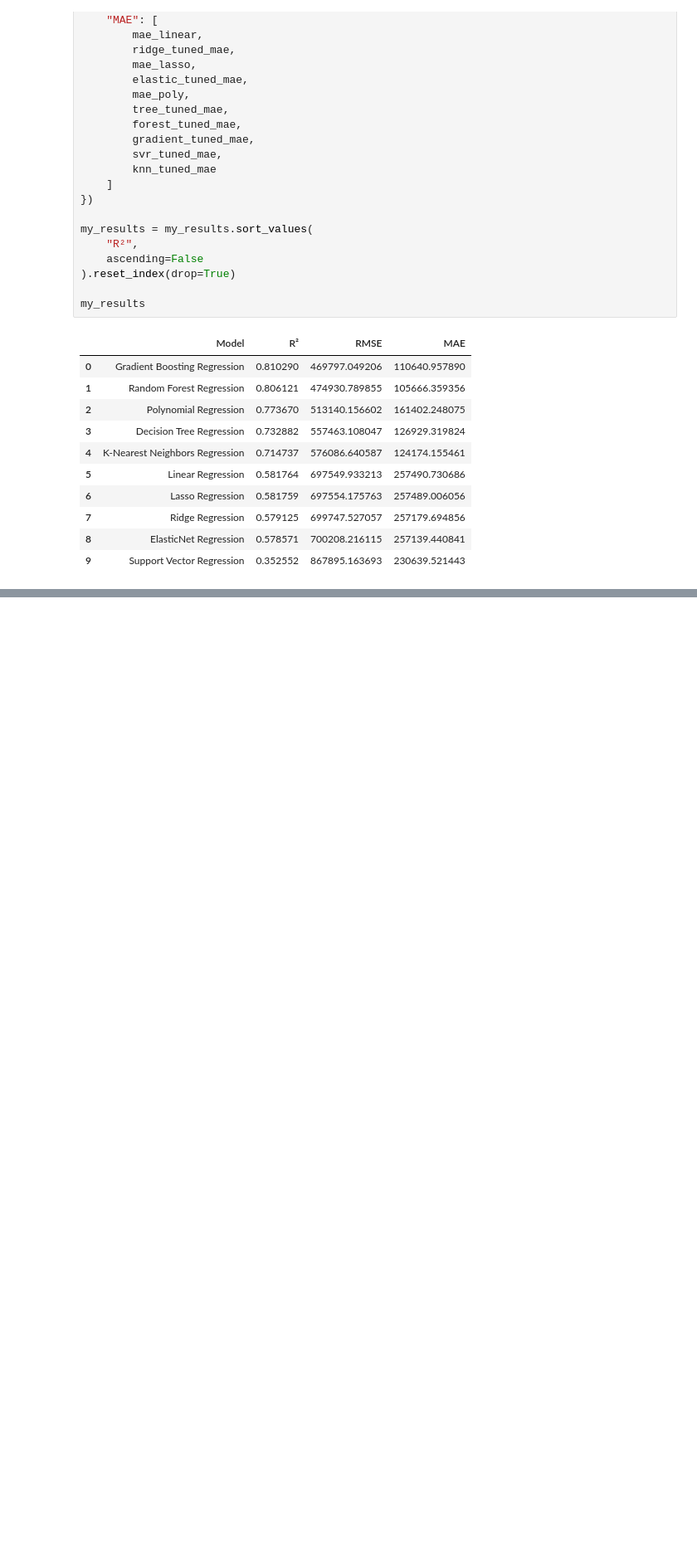
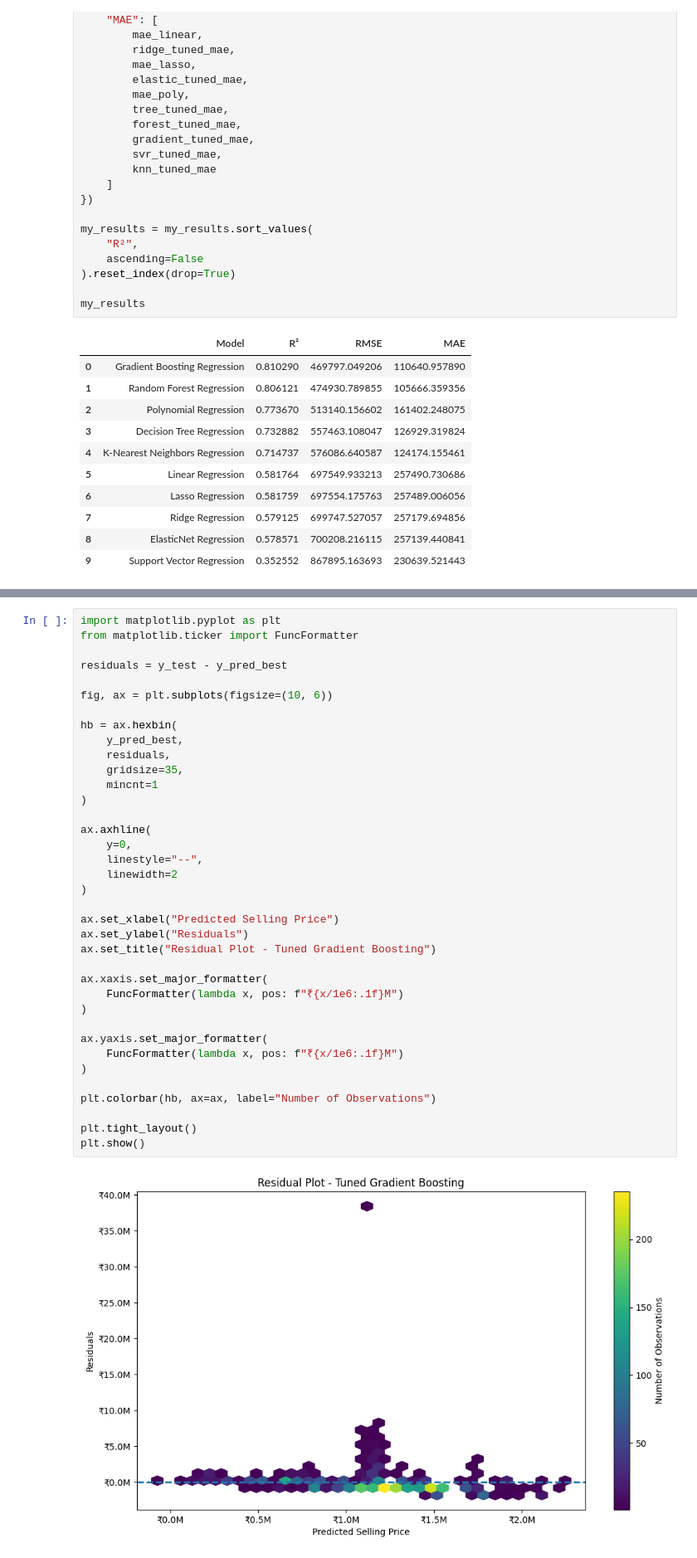
Before and after one commit to ML-Capstone-Review/ML-Capstone-Project, a Jupyter notebook: notebooks/Regression.ipynb, the cells around one changed output, grey strips where cells are left out. Shown at 83% size. Saved outputs shown, nothing was run; the diff lists cells and outputs as text; blank space fills up the shorter version.

```diff
--- a/notebooks/Regression.ipynb
+++ b/notebooks/Regression.ipynb
@@ -1593,0 +1929,39 @@ my_results
+# %%
+import matplotlib.pyplot as plt
+from matplotlib.ticker import FuncFormatter
+
+residuals = y_test - y_pred_best
+
+fig, ax = plt.subplots(figsize=(10, 6))
+
+hb = ax.hexbin(
+    y_pred_best,
+    residuals,
+    gridsize=35,
+    mincnt=1
+)
+
+ax.axhline(
+    y=0,
+    linestyle="--",
+    linewidth=2
+)
+
+ax.set_xlabel("Predicted Selling Price")
+ax.set_ylabel("Residuals")
+ax.set_title("Residual Plot - Tuned Gradient Boosting")
+
+ax.xaxis.set_major_formatter(
+    FuncFormatter(lambda x, pos: f"₹{x/1e6:.1f}M")
+)
+
+ax.yaxis.set_major_formatter(
+    FuncFormatter(lambda x, pos: f"₹{x/1e6:.1f}M")
+)
+
+plt.colorbar(hb, ax=ax, label="Number of Observations")
+
+plt.tight_layout()
+plt.show()
+# %% [output]
+[figure, added]
```
Also changed, not shown: parts of 16 cells of this notebook.
